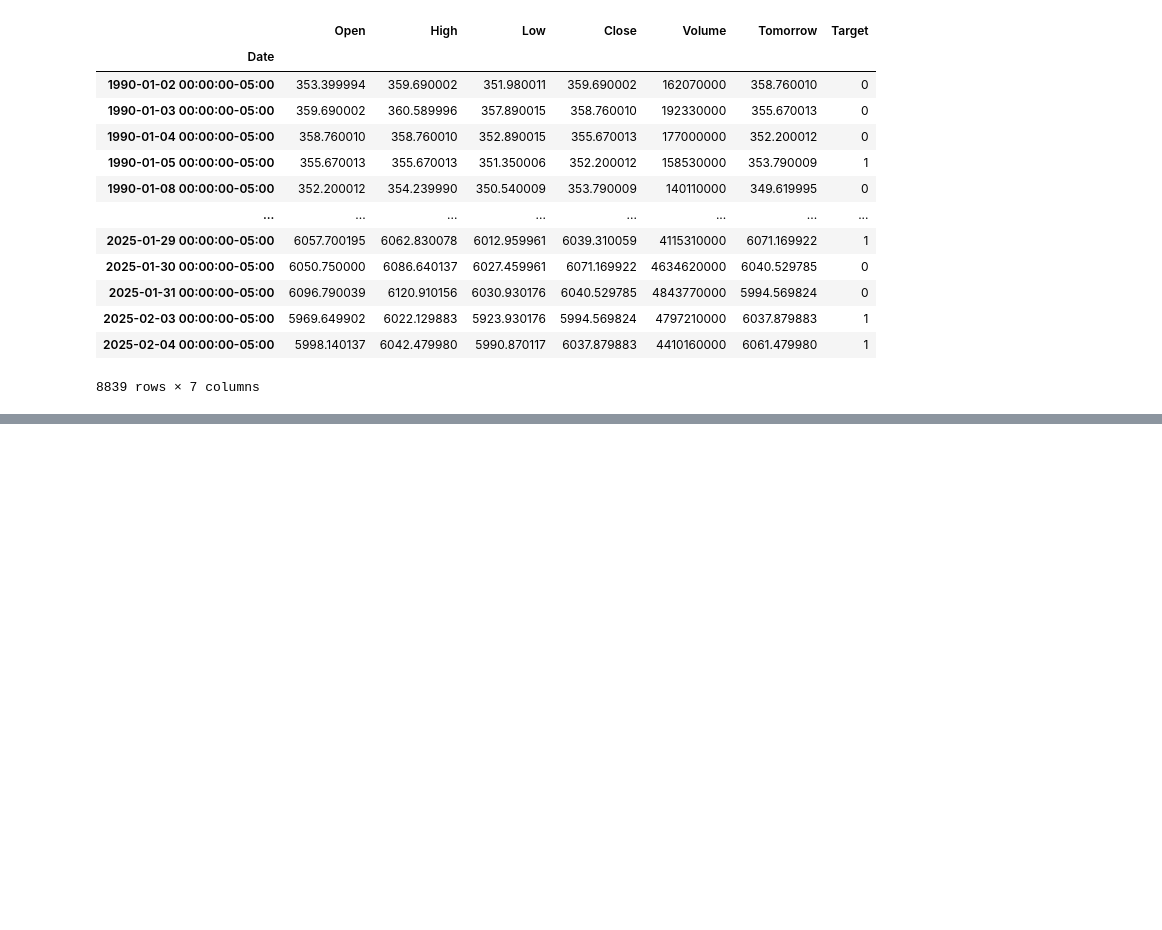
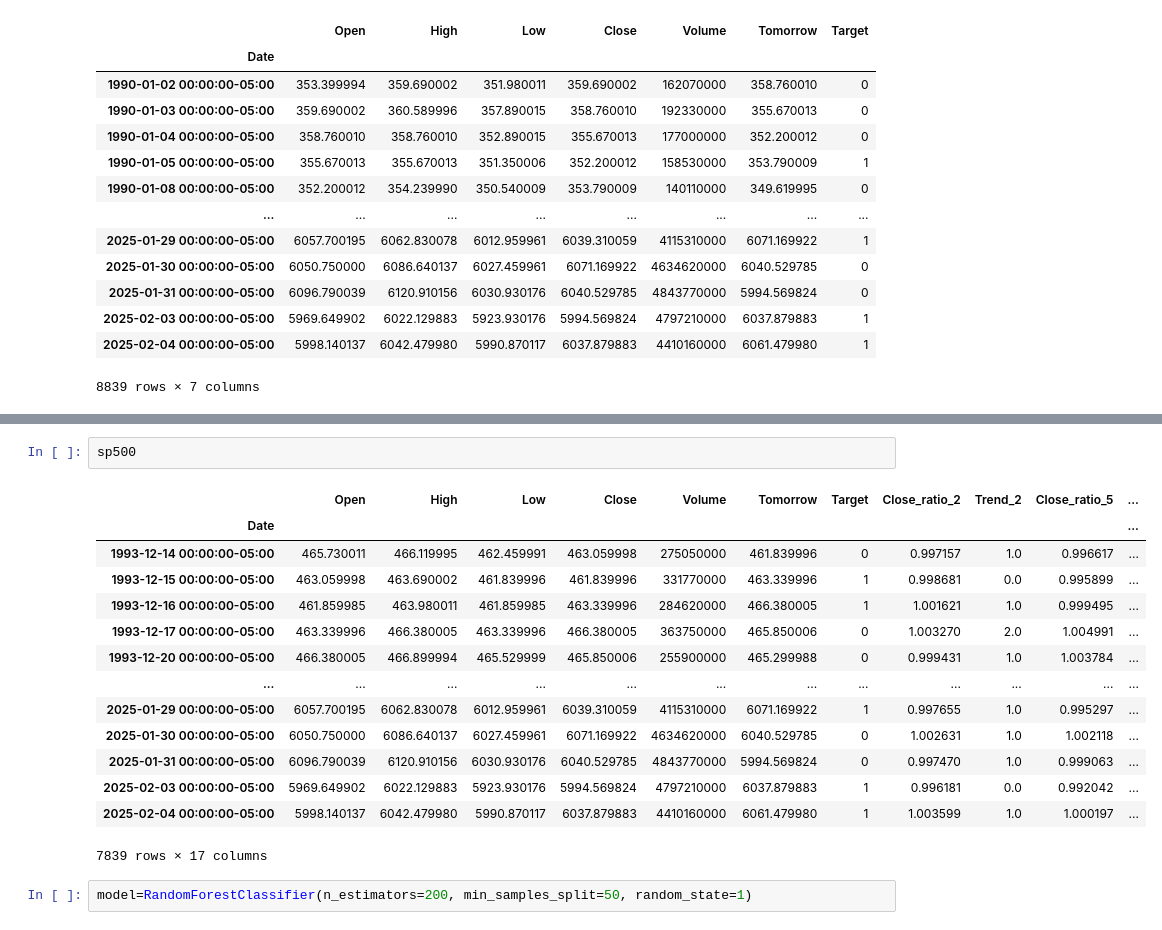
Before and after one commit to AKUMAR2604/sp500_prediction, a Jupyter notebook: predictor.ipynb, the cells around one changed output, grey strips where cells are left out. Drawn from its saved outputs; the diff is of its cells as text; blank space fills up the shorter version.

```diff
--- a/predictor.ipynb
+++ b/predictor.ipynb
@@ -164,0 +238,19 @@ combined.plot()
+# %%
+sp500
+# %% [output]
+|  | Open | High | Low | Close | Volume | Tomorrow | Target | Close_ratio_2 | Trend_2 | Close_ratio_5 | ... |
+| Date |  |  |  |  |  |  |  |  |  |  | ... |
+| 1993-12-14 00:00:00-05:00 | 465.730011 | 466.119995 | 462.459991 | 463.059998 | 275050000 | 461.839996 | 0 | 0.997157 | 1.0 | 0.996617 | ... |
+| 1993-12-15 00:00:00-05:00 | 463.059998 | 463.690002 | 461.839996 | 461.839996 | 331770000 | 463.339996 | 1 | 0.998681 | 0.0 | 0.995899 | ... |
+| 1993-12-16 00:00:00-05:00 | 461.859985 | 463.980011 | 461.859985 | 463.339996 | 284620000 | 466.380005 | 1 | 1.001621 | 1.0 | 0.999495 | ... |
+| 1993-12-17 00:00:00-05:00 | 463.339996 | 466.380005 | 463.339996 | 466.380005 | 363750000 | 465.850006 | 0 | 1.003270 | 2.0 | 1.004991 | ... |
+| 1993-12-20 00:00:00-05:00 | 466.380005 | 466.899994 | 465.529999 | 465.850006 | 255900000 | 465.299988 | 0 | 0.999431 | 1.0 | 1.003784 | ... |
+| ... | ... | ... | ... | ... | ... | ... | ... | ... | ... | ... | ... |
+| 2025-01-29 00:00:00-05:00 | 6057.700195 | 6062.830078 | 6012.959961 | 6039.310059 | 4115310000 | 6071.169922 | 1 | 0.997655 | 1.0 | 0.995297 | ... |
+| 2025-01-30 00:00:00-05:00 | 6050.750000 | 6086.640137 | 6027.459961 | 6071.169922 | 4634620000 | 6040.529785 | 0 | 1.002631 | 1.0 | 1.002118 | ... |
+| 2025-01-31 00:00:00-05:00 | 6096.790039 | 6120.910156 | 6030.930176 | 6040.529785 | 4843770000 | 5994.569824 | 0 | 0.997470 | 1.0 | 0.999063 | ... |
+| 2025-02-03 00:00:00-05:00 | 5969.649902 | 6022.129883 | 5923.930176 | 5994.569824 | 4797210000 | 6037.879883 | 1 | 0.996181 | 0.0 | 0.992042 | ... |
+| 2025-02-04 00:00:00-05:00 | 5998.140137 | 6042.479980 | 5990.870117 | 6037.879883 | 4410160000 | 6061.479980 | 1 | 1.003599 | 1.0 | 1.000197 | ... |
+7839 rows × 17 columns
+# %%
+model=RandomForestClassifier(n_estimators=200, min_samples_split=50, random_state=1)
```
Also changed, not shown: parts of 13 cells of this notebook.
